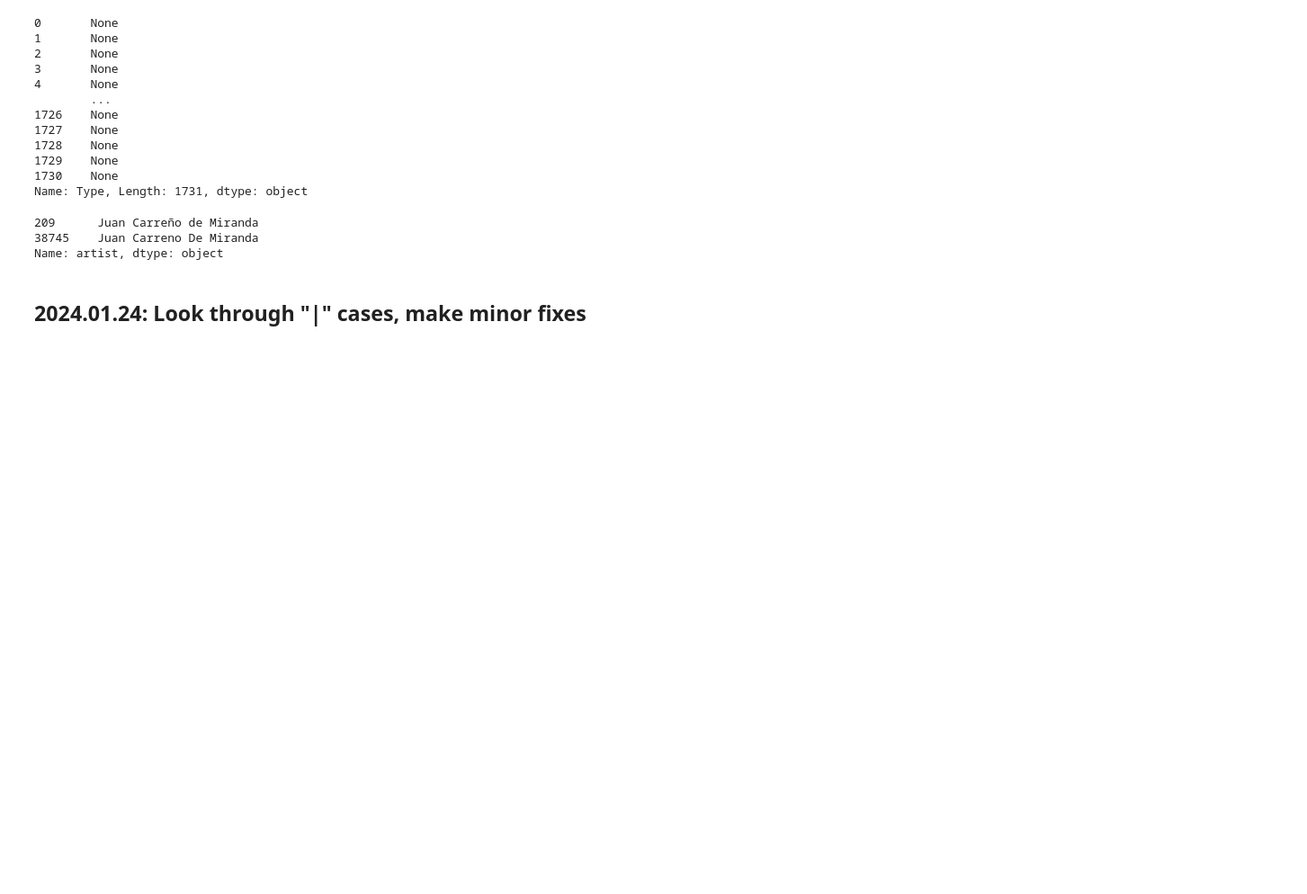
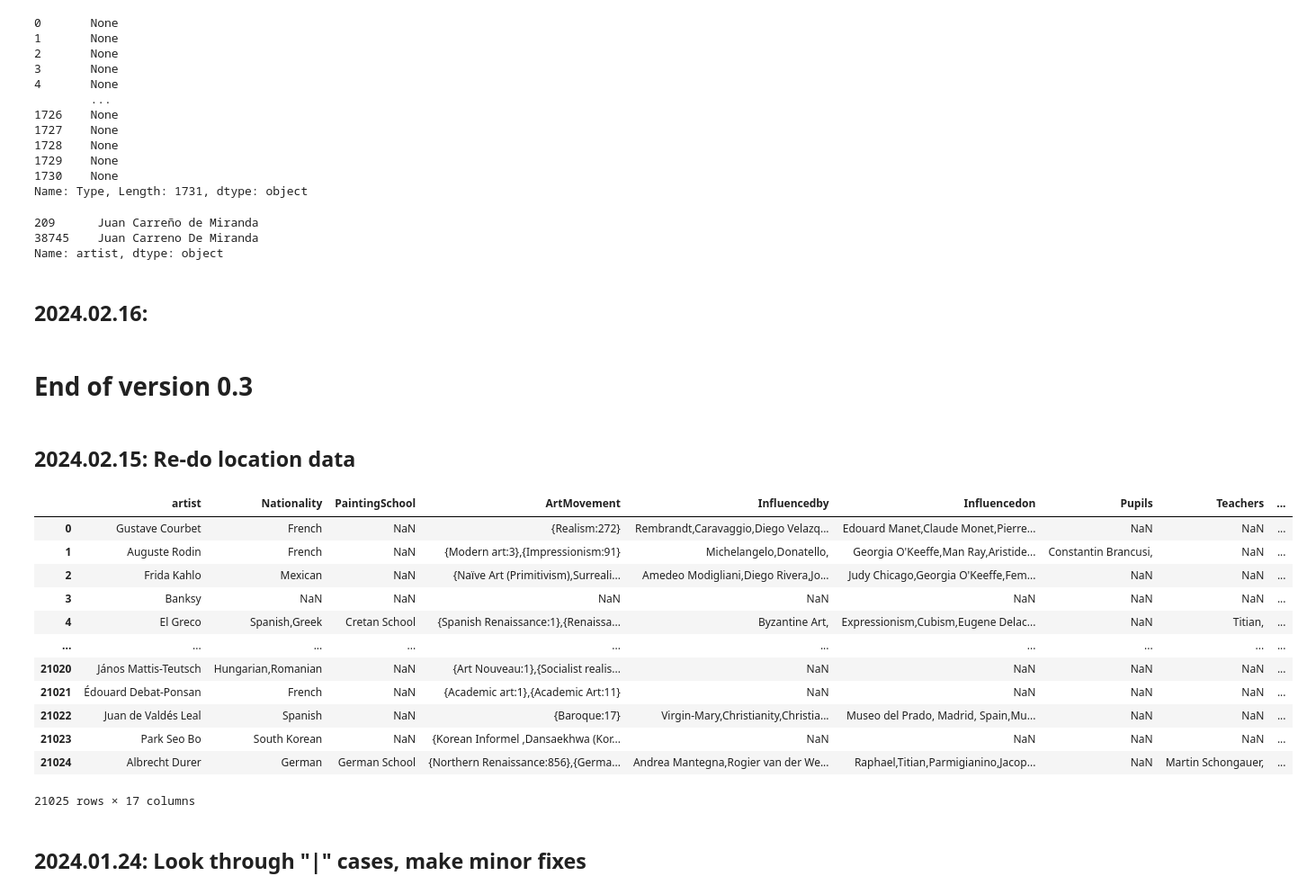
Before and after one commit to me9hanics/PainterPalette, a Jupyter notebook: art500k_updates.ipynb, the cells around one changed output. Shown at 90% size. Saved outputs shown, nothing was run; the diff lists cells and outputs as text; code cells hidden in the pictures; blank space fills up the shorter version.

Commit message:
redo Places columns

```diff
--- a/art500k_updates.ipynb
+++ b/art500k_updates.ipynb
@@ -311,6 +319,31 @@ art500k_artists[art500k_artists['artist'].str.contains("Juan Carre")]['artist']
 209      Juan Carreño de Miranda
 38745    Juan Carreno De Miranda
 Name: artist, dtype: object
+# %% [markdown]
+## 2024.02.16:
+# %% [markdown]
+# End of version 0.3
+# %% [markdown]
+## 2024.02.15: Re-do location data
+# %%
+art500k_artists = art500k_artists.rename(columns={'Places':'PaintingsExhibitedAt', 'PlacesCount':'PaintingsExhibitedAtCount'})
+art500k_artists.drop(columns=["PlacesYears"], inplace=True)
+# %%
+art500k_artists
+# %% [output]
+|  | artist | Nationality | PaintingSchool | ArtMovement | Influencedby | Influencedon | Pupils | Teachers | ... |
+| 0 | Gustave Courbet | French | NaN | {Realism:272} | Rembrandt,Caravaggio,Diego Velazq... | Edouard Manet,Claude Monet,Pierre... | NaN | NaN | ... |
+| 1 | Auguste Rodin | French | NaN | {Modern art:3},{Impressionism:91} | Michelangelo,Donatello, | Georgia O'Keeffe,Man Ray,Aristide... | Constantin Brancusi, | NaN | ... |
+| 2 | Frida Kahlo | Mexican | NaN | {Naïve Art (Primitivism),Surreali... | Amedeo Modigliani,Diego Rivera,Jo... | Judy Chicago,Georgia O'Keeffe,Fem... | NaN | NaN | ... |
+| 3 | Banksy | NaN | NaN | NaN | NaN | NaN | NaN | NaN | ... |
+| 4 | El Greco | Spanish,Greek | Cretan School | {Spanish Renaissance:1},{Renaissa... | Byzantine Art, | Expressionism,Cubism,Eugene Delac... | NaN | Titian, | ... |
+| ... | ... | ... | ... | ... | ... | ... | ... | ... | ... |
+| 21020 | János Mattis-Teutsch | Hungarian,Romanian | NaN | {Art Nouveau:1},{Socialist realis... | NaN | NaN | NaN | NaN | ... |
+| 21021 | Édouard Debat-Ponsan | French | NaN | {Academic art:1},{Academic Art:11} | NaN | NaN | NaN | NaN | ... |
+| 21022 | Juan de Valdés Leal | Spanish | NaN | {Baroque:17} | Virgin-Mary,Christianity,Christia... | Museo del Prado, Madrid, Spain,Mu... | NaN | NaN | ... |
+| 21023 | Park Seo Bo | South Korean | NaN | {Korean Informel ,Dansaekhwa (Kor... | NaN | NaN | NaN | NaN | ... |
+| 21024 | Albrecht Durer | German | German School | {Northern Renaissance:856},{Germa... | Andrea Mantegna,Rogier van der We... | Raphael,Titian,Parmigianino,Jacop... | NaN | Martin Schongauer, | ... |
+21025 rows × 17 columns
 # %% [markdown]
 ## 2024.01.24: Look through "|" cases, make minor fixes
 # %% [markdown]
```
Also changed, not shown: parts of 3 cells of this notebook, 1 other file.
